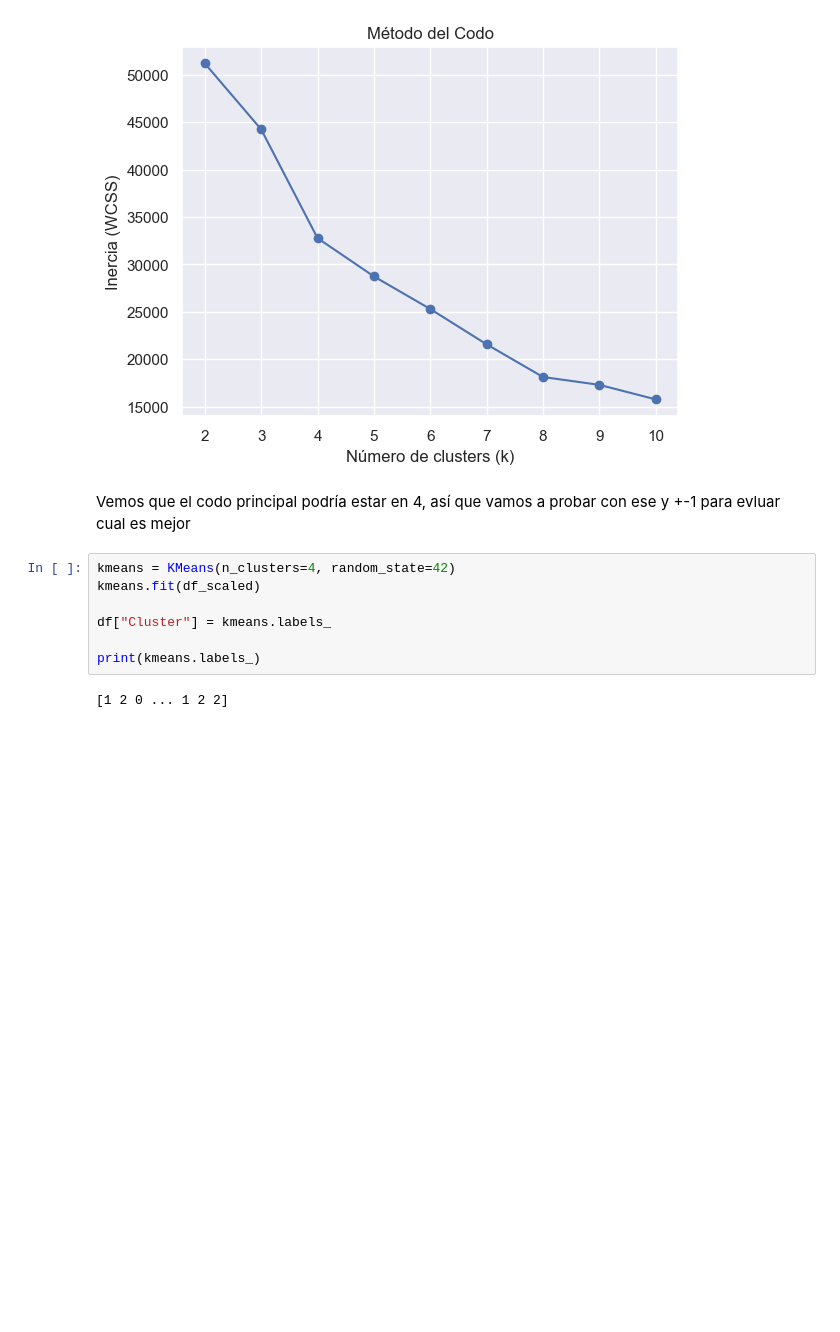
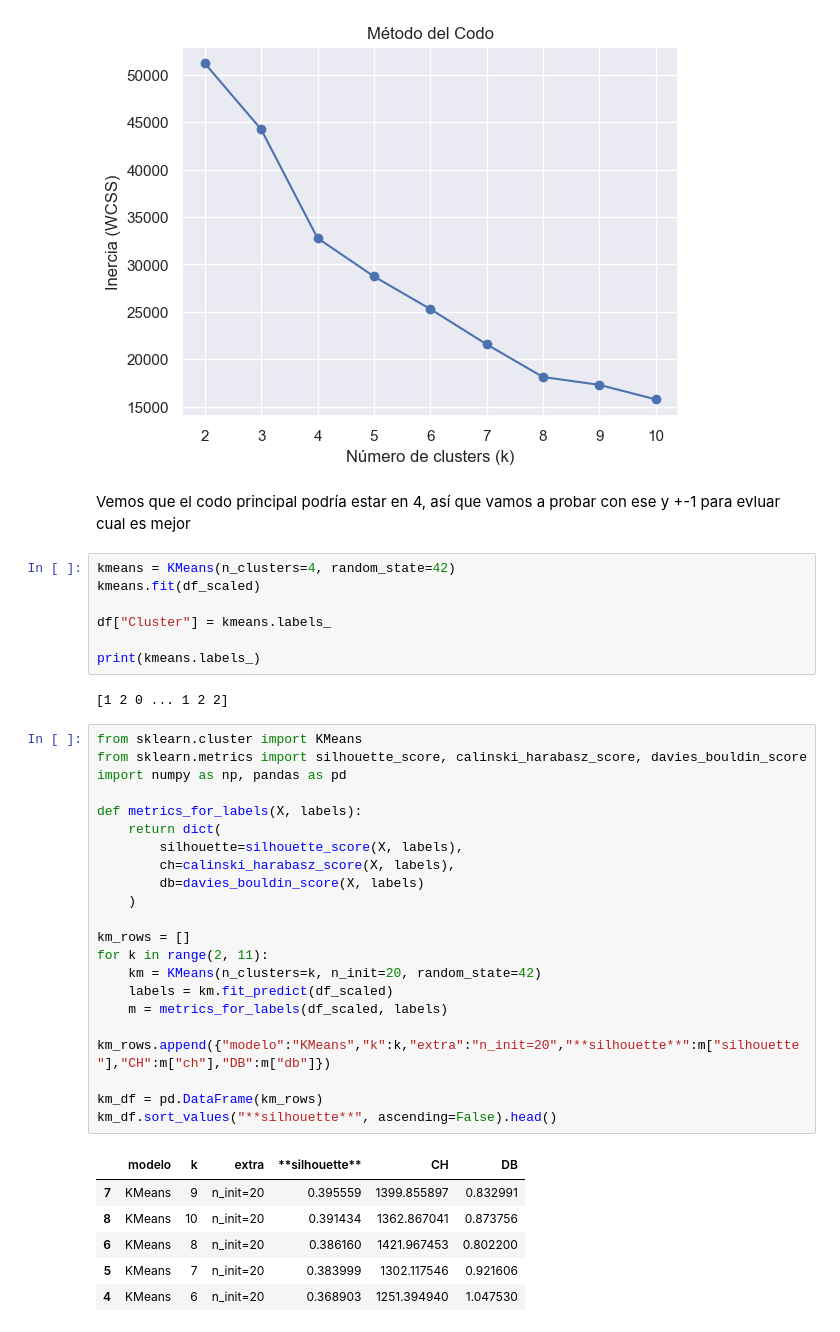
Before and after one commit to gabrielpadilla24/Lab2-BI, a Jupyter notebook: LAB2.ipynb, the cells around one changed output. Drawn from its saved outputs; the diff is of its cells as text; blank space fills up the shorter version.

```diff
--- a/LAB2.ipynb
+++ b/LAB2.ipynb
@@ -294,3 +294,31 @@ df["Cluster"] = kmeans.labels_
 print(kmeans.labels_)
 # %% [output]
 [1 2 0 ... 1 2 2]
+# %%
+from sklearn.cluster import KMeans
+from sklearn.metrics import silhouette_score, calinski_harabasz_score, davies_bouldin_score
+import numpy as np, pandas as pd
+
+def metrics_for_labels(X, labels):
+    return dict(
+        silhouette=silhouette_score(X, labels),
+        ch=calinski_harabasz_score(X, labels),
+        db=davies_bouldin_score(X, labels)
+    )
+
+km_rows = []
+for k in range(2, 11):
+    km = KMeans(n_clusters=k, n_init=20, random_state=42)
+    labels = km.fit_predict(df_scaled)
+    m = metrics_for_labels(df_scaled, labels)
+    km_rows.append({"modelo":"KMeans","k":k,"extra":"n_init=20","**silhouette**":m["silhouette"],"CH":m["ch"],"DB":m["db"]})
+
+km_df = pd.DataFrame(km_rows)
+km_df.sort_values("**silhouette**", ascending=False).head()
+# %% [output]
+|  | modelo | k | extra | **silhouette** | CH | DB |
+| 7 | KMeans | 9 | n_init=20 | 0.395559 | 1399.855897 | 0.832991 |
+| 8 | KMeans | 10 | n_init=20 | 0.391434 | 1362.867041 | 0.873756 |
+| 6 | KMeans | 8 | n_init=20 | 0.386160 | 1421.967453 | 0.802200 |
+| 5 | KMeans | 7 | n_init=20 | 0.383999 | 1302.117546 | 0.921606 |
+| 4 | KMeans | 6 | n_init=20 | 0.368903 | 1251.394940 | 1.047530 |
```
Also changed, not shown: parts of 5 cells of this notebook.
